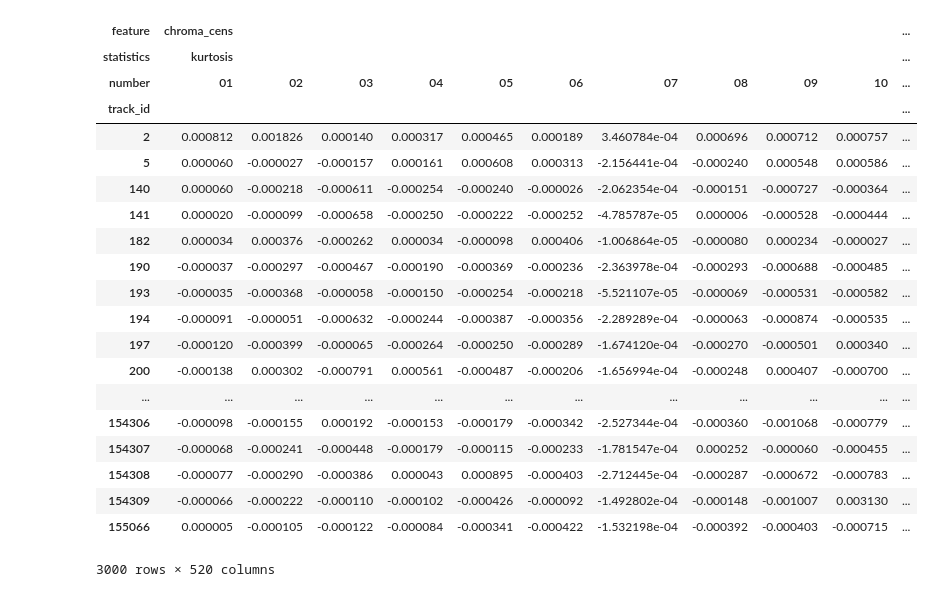
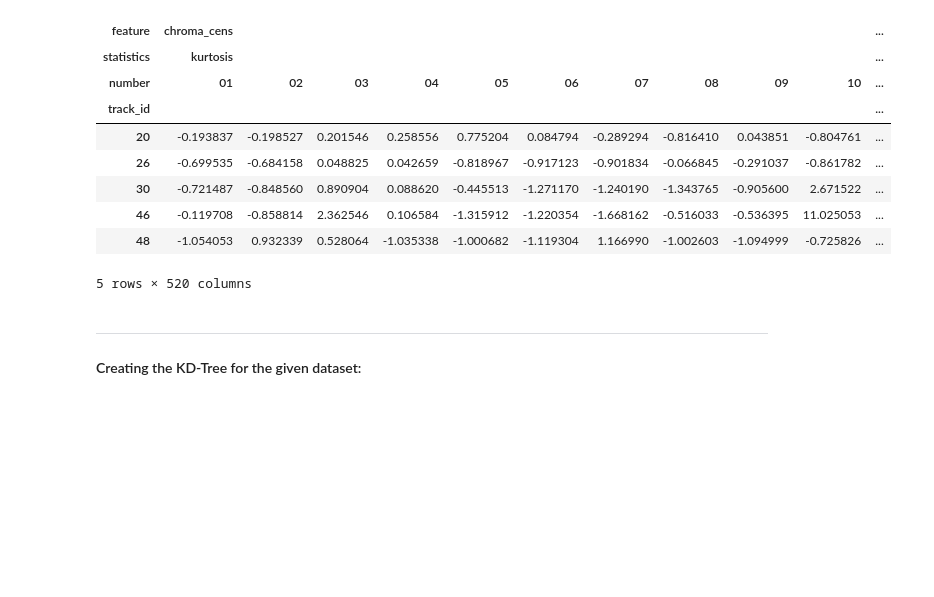
Before and after one commit to TTimTT/NTDS_Project, a Jupyter notebook: Project/timEXP.ipynb, the cells around one changed output. Saved outputs shown, nothing was run; the diff lists cells and outputs as text; code cells hidden in the pictures; blank space fills up the shorter version.

```diff
--- a/Project/timEXP.ipynb
+++ b/Project/timEXP.ipynb
@@ -11,50 +11,42 @@ genres=pd.read_csv('data/genres.csv', index_col=0, header=[0])
 # %%
 # Keep only the genre for each track
 label=pd.DataFrame({('label','genre','main'): tracks['track']['genre_top'],
                     ('label','genre','sub'): tracks['track']['genres']})
 
 # Keep on the tracks from small subset
-label = label[tracks['set','subset'] == 'small']
+label = label[tracks['set','subset'] == 'large']
 
 
 # Keep only the genres we want
-genre_list = ['Rock','Folk','Hip-Hop']#['Hip-Hop', 'Folk',Rock','Jazz','Classical','Pop','Electronic']
-label = label[label['label']['genre']['main'].isin(genre_list)]
+#genre_list = ['Rock','Folk','Hip-Hop']#['Hip-Hop', 'Folk',Rock','Jazz','Classical','Pop','Electronic']
+#label = label[label['label']['genre']['main'].isin(genre_list)]
 
 #add sub genres
 genres_dict=genres['title'].to_dict()
 genres_dict={str(key):genres_dict[key] for key in genres_dict}
 
 #label['label']['genre']['sub']=label['label']['genre']['sub'].str.replace('[^0-9| ]','').str.split(' ').apply(lambda x:'|'.join([genres_dict[k] for k in x ]))
 
-dfmax=abs(features).max()
-features=features.divide(dfmax)
+#dfmax=abs(features).max()
+#features=features.divide(dfmax)
 
 # Merging
 dataSet = features.merge(label, left_index=True, right_on='track_id')
-dataSet
+dataSet.head()
 # %% [output]
 | feature | chroma_cens |  |  |  |  |  |  |  |  |  | ... |
 | statistics | kurtosis |  |  |  |  |  |  |  |  |  | ... |
 | number | 01 | 02 | 03 | 04 | 05 | 06 | 07 | 08 | 09 | 10 | ... |
 | track_id |  |  |  |  |  |  |  |  |  |  | ... |
-| 2 | 0.000812 | 0.001826 | 0.000140 | 0.000317 | 0.000465 | 0.000189 | 3.460784e-04 | 0.000696 | 0.000712 | 0.000757 | ... |
-| 5 | 0.000060 | -0.000027 | -0.000157 | 0.000161 | 0.000608 | 0.000313 | -2.156441e-04 | -0.000240 | 0.000548 | 0.000586 | ... |
-| 140 | 0.000060 | -0.000218 | -0.000611 | -0.000254 | -0.000240 | -0.000026 | -2.062354e-04 | -0.000151 | -0.000727 | -0.000364 | ... |
-| 141 | 0.000020 | -0.000099 | -0.000658 | -0.000250 | -0.000222 | -0.000252 | -4.785787e-05 | 0.000006 | -0.000528 | -0.000444 | ... |
-| 182 | 0.000034 | 0.000376 | -0.000262 | 0.000034 | -0.000098 | 0.000406 | -1.006864e-05 | -0.000080 | 0.000234 | -0.000027 | ... |
-| 190 | -0.000037 | -0.000297 | -0.000467 | -0.000190 | -0.000369 | -0.000236 | -2.363978e-04 | -0.000293 | -0.000688 | -0.000485 | ... |
-| 193 | -0.000035 | -0.000368 | -0.000058 | -0.000150 | -0.000254 | -0.000218 | -5.521107e-05 | -0.000069 | -0.000531 | -0.000582 | ... |
-| 194 | -0.000091 | -0.000051 | -0.000632 | -0.000244 | -0.000387 | -0.000356 | -2.289289e-04 | -0.000063 | -0.000874 | -0.000535 | ... |
-| 197 | -0.000120 | -0.000399 | -0.000065 | -0.000264 | -0.000250 | -0.000289 | -1.674120e-04 | -0.000270 | -0.000501 | 0.000340 | ... |
-| 200 | -0.000138 | 0.000302 | -0.000791 | 0.000561 | -0.000487 | -0.000206 | -1.656994e-04 | -0.000248 | 0.000407 | -0.000700 | ... |
-| ... | ... | ... | ... | ... | ... | ... | ... | ... | ... | ... | ... |
-| 154306 | -0.000098 | -0.000155 | 0.000192 | -0.000153 | -0.000179 | -0.000342 | -2.527344e-04 | -0.000360 | -0.001068 | -0.000779 | ... |
-| 154307 | -0.000068 | -0.000241 | -0.000448 | -0.000179 | -0.000115 | -0.000233 | -1.781547e-04 | 0.000252 | -0.000060 | -0.000455 | ... |
-| 154308 | -0.000077 | -0.000290 | -0.000386 | 0.000043 | 0.000895 | -0.000403 | -2.712445e-04 | -0.000287 | -0.000672 | -0.000783 | ... |
-| 154309 | -0.000066 | -0.000222 | -0.000110 | -0.000102 | -0.000426 | -0.000092 | -1.492802e-04 | -0.000148 | -0.001007 | 0.003130 | ... |
-| 155066 | 0.000005 | -0.000105 | -0.000122 | -0.000084 | -0.000341 | -0.000422 | -1.532198e-04 | -0.000392 | -0.000403 | -0.000715 | ... |
+| 20 | -0.193837 | -0.198527 | 0.201546 | 0.258556 | 0.775204 | 0.084794 | -0.289294 | -0.816410 | 0.043851 | -0.804761 | ... |
+| 26 | -0.699535 | -0.684158 | 0.048825 | 0.042659 | -0.818967 | -0.917123 | -0.901834 | -0.066845 | -0.291037 | -0.861782 | ... |
+| 30 | -0.721487 | -0.848560 | 0.890904 | 0.088620 | -0.445513 | -1.271170 | -1.240190 | -1.343765 | -0.905600 | 2.671522 | ... |
+| 46 | -0.119708 | -0.858814 | 2.362546 | 0.106584 | -1.315912 | -1.220354 | -1.668162 | -0.516033 | -0.536395 | 11.025053 | ... |
+| 48 | -1.054053 | 0.932339 | 0.528064 | -1.035338 | -1.000682 | -1.119304 | 1.166990 | -1.002603 | -1.094999 | -0.725826 | ... |
-3000 rows × 520 columns
+5 rows × 520 columns
+# %% [markdown]
+----
+#### Creating the KD-Tree for the given dataset:
 # %%
 # Convert to np.array
 points_ref = np.array([tuple(x) for x in dataSet.drop(columns='label',level=0).values])
```
Also changed, not shown: parts of 13 cells of this notebook.
